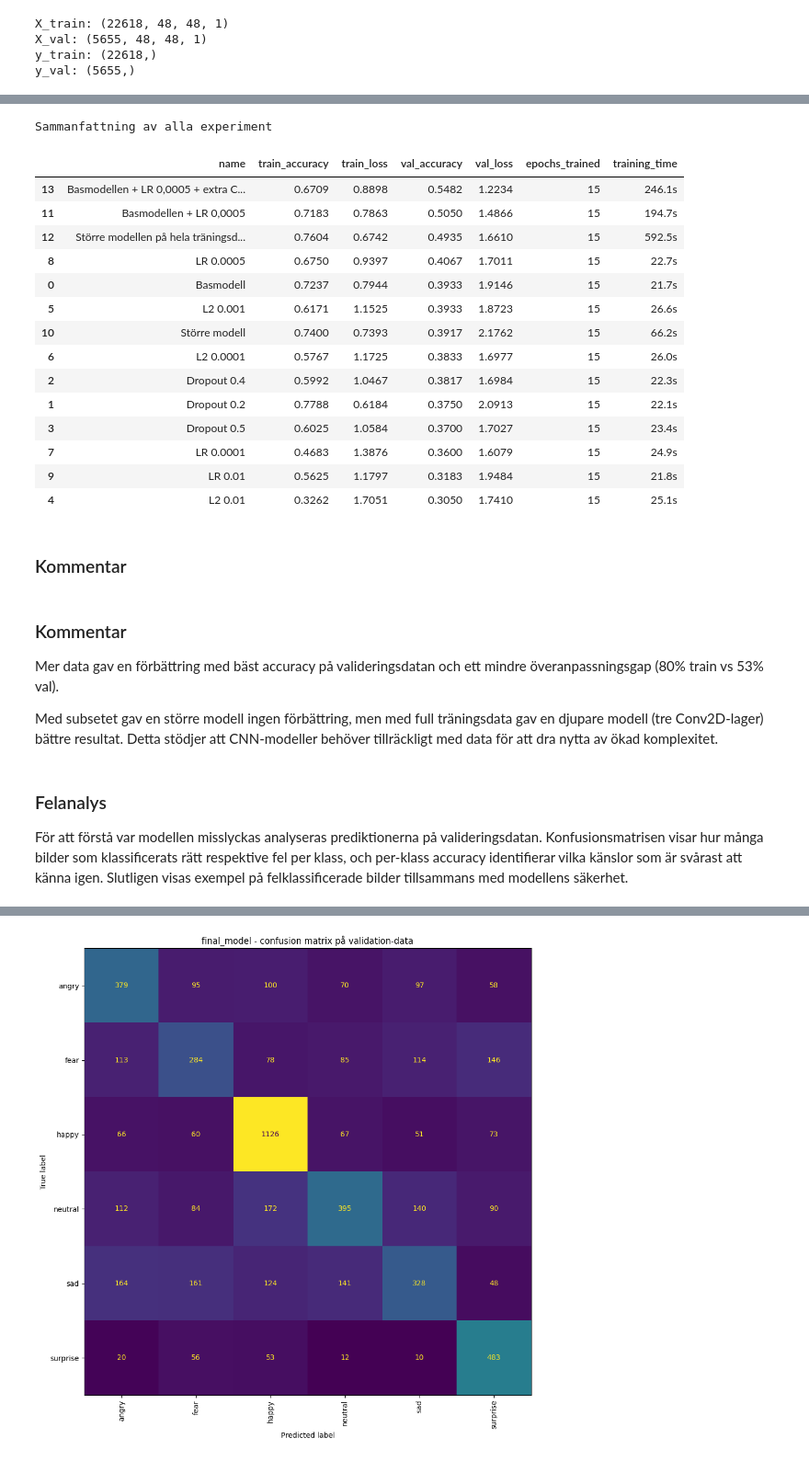
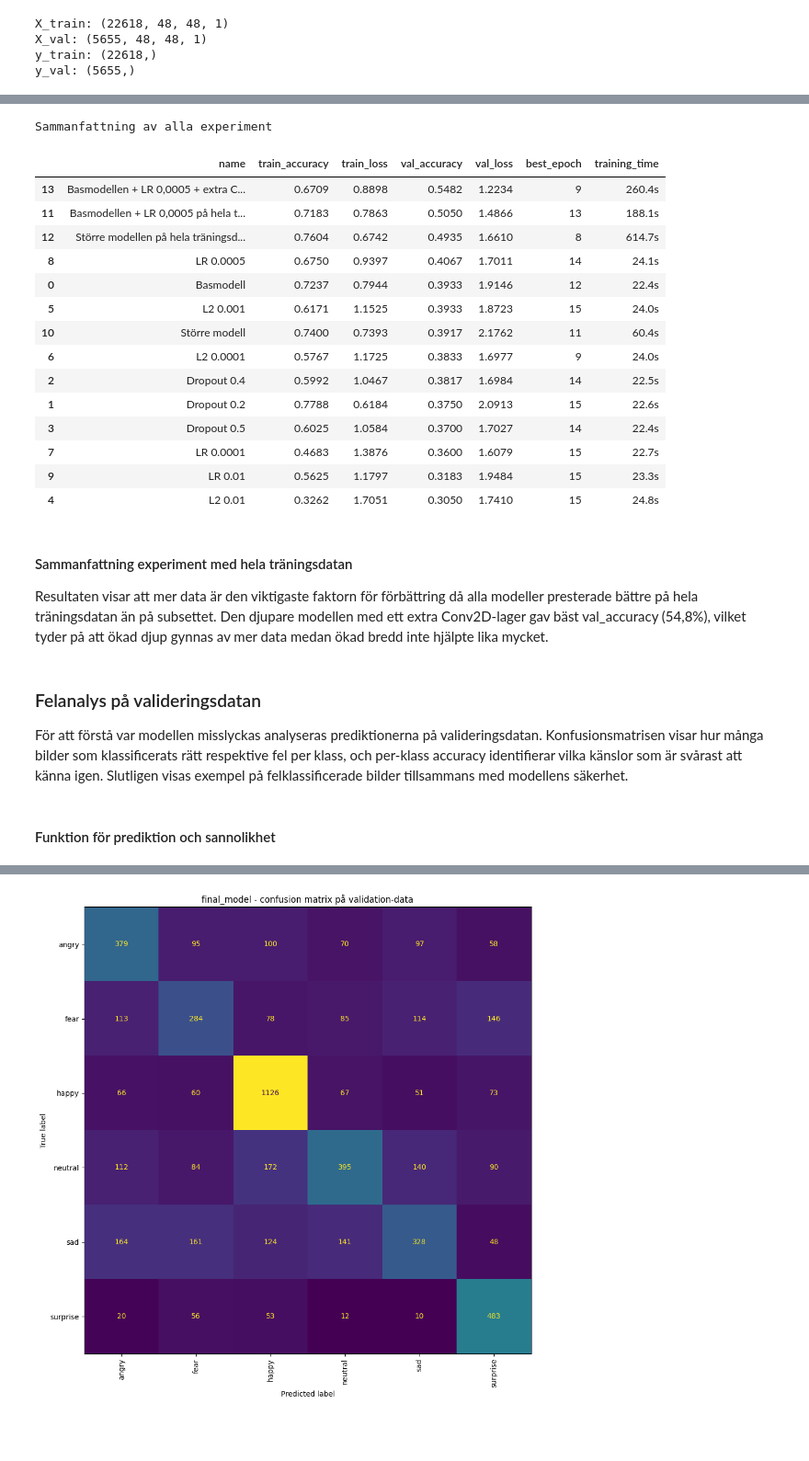
Before and after one commit to MalinMo/Ansiktsuttryck_DL, a Jupyter notebook: report.ipynb, the cells around one changed output, grey strips where cells are left out. Shown at 92% size. Saved outputs shown, nothing was run; the diff lists cells and outputs as text; code cells hidden in the pictures; blank space fills up the shorter version.

```diff
--- a/report.ipynb
+++ b/report.ipynb
@@ -447,12 +447,12 @@ def run_experiment(
     val_loss = history.history["val_loss"][best_index]
 
 
-    print(f"Antal epoker:   {len(history.history['loss'])}")
-    print(f"Training accuracy:      {train_acc:.4f}")
-    print(f"Training loss:          {train_loss:.4f}")
+    print(f"Antal epoker: {len(history.history['loss'])}")
+    print(f"Training accuracy: {train_acc:.4f}")
+    print(f"Training loss: {train_loss:.4f}")
     print(f"Validation accuracy: {val_acc:.4f}")
-    print(f"Validation loss:     {val_loss:.4f}")
-    print(f"Träningstid:    {training_time:.2f} sekunder")
+    print(f"Validation loss: {val_loss:.4f}")
+    print(f"Träningstid: {training_time:.2f} sekunder")
 
     plot_history(history, title=name)
 
@@ -462,7 +462,8 @@ def run_experiment(
         "train_loss": train_loss,
         "val_accuracy": val_acc,
         "val_loss": val_loss,
-        "epochs_trained": len(history.history["loss"]),
+        # "epochs_trained": len(history.history["loss"]),
+        "best_epoch": best_index + 1,
         "training_time": training_time
     }
 # %% [markdown]
@@ -869,35 +870,37 @@ Basmodellen + LR 0,0005 + extra Conv2D-lager på hela träningsdatan        0.67
 # %%
 # Skapar en DataFrame för att på tydligt vis presentera resultatet från samtliga experiment
 display(pd.DataFrame(results)
     .sort_values("val_accuracy", ascending=False)
     .style.format({
-    "train_accuracy":      "{:.4f}",
-    "train_loss":          "{:.4f}",
+    "train_accuracy": "{:.4f}",
+    "train_loss": "{:.4f}",
     "val_accuracy": "{:.4f}",
-    "val_loss":     "{:.4f}",
-    "epochs_trained":      "{:.0f}",
-    "training_time":       "{:.1f}s"
+    "val_loss": "{:.4f}",
+    "best_epoch": "{:.0f}",
+    "training_time": "{:.1f}s"
 }).highlight_max(subset=["val_accuracy"], color="darkgreen")
   .highlight_min(subset=["val_loss"], color="darkblue")
   .set_caption("Sammanfattning av alla experiment")
   .set_table_styles([{"selector": "caption", "props": [("font-size", "16px"), ("font-weight", "bold")]}]))
 # %% [output]
 Sammanfattning av alla experiment
-|  | name | train_accuracy | train_loss | val_accuracy | val_loss | epochs_trained | training_time |
-| 13 | Basmodellen + LR 0,0005 + extra C... | 0.6709 | 0.8898 | 0.5482 | 1.2234 | 15 | 246.1s |
-| 11 | Basmodellen + LR 0,0005 | 0.7183 | 0.7863 | 0.5050 | 1.4866 | 15 | 194.7s |
-| 12 | Större modellen på hela träningsd... | 0.7604 | 0.6742 | 0.4935 | 1.6610 | 15 | 592.5s |
-| 8 | LR 0.0005 | 0.6750 | 0.9397 | 0.4067 | 1.7011 | 15 | 22.7s |
-| 0 | Basmodell | 0.7237 | 0.7944 | 0.3933 | 1.9146 | 15 | 21.7s |
-| 5 | L2 0.001 | 0.6171 | 1.1525 | 0.3933 | 1.8723 | 15 | 26.6s |
-| 10 | Större modell | 0.7400 | 0.7393 | 0.3917 | 2.1762 | 15 | 66.2s |
-| 6 | L2 0.0001 | 0.5767 | 1.1725 | 0.3833 | 1.6977 | 15 | 26.0s |
-| 2 | Dropout 0.4 | 0.5992 | 1.0467 | 0.3817 | 1.6984 | 15 | 22.3s |
-| 1 | Dropout 0.2 | 0.7788 | 0.6184 | 0.3750 | 2.0913 | 15 | 22.1s |
-| 3 | Dropout 0.5 | 0.6025 | 1.0584 | 0.3700 | 1.7027 | 15 | 23.4s |
-| 7 | LR 0.0001 | 0.4683 | 1.3876 | 0.3600 | 1.6079 | 15 | 24.9s |
-| 9 | LR 0.01 | 0.5625 | 1.1797 | 0.3183 | 1.9484 | 15 | 21.8s |
-| 4 | L2 0.01 | 0.3262 | 1.7051 | 0.3050 | 1.7410 | 15 | 25.1s |
+|  | name | train_accuracy | train_loss | val_accuracy | val_loss | best_epoch | training_time |
+| 13 | Basmodellen + LR 0,0005 + extra C... | 0.6709 | 0.8898 | 0.5482 | 1.2234 | 9 | 260.4s |
+| 11 | Basmodellen + LR 0,0005 på hela t... | 0.7183 | 0.7863 | 0.5050 | 1.4866 | 13 | 188.1s |
+| 12 | Större modellen på hela träningsd... | 0.7604 | 0.6742 | 0.4935 | 1.6610 | 8 | 614.7s |
+| 8 | LR 0.0005 | 0.6750 | 0.9397 | 0.4067 | 1.7011 | 14 | 24.1s |
+| 0 | Basmodell | 0.7237 | 0.7944 | 0.3933 | 1.9146 | 12 | 22.4s |
+| 5 | L2 0.001 | 0.6171 | 1.1525 | 0.3933 | 1.8723 | 15 | 24.0s |
+| 10 | Större modell | 0.7400 | 0.7393 | 0.3917 | 2.1762 | 11 | 60.4s |
+| 6 | L2 0.0001 | 0.5767 | 1.1725 | 0.3833 | 1.6977 | 9 | 24.0s |
+| 2 | Dropout 0.4 | 0.5992 | 1.0467 | 0.3817 | 1.6984 | 14 | 22.5s |
+| 1 | Dropout 0.2 | 0.7788 | 0.6184 | 0.3750 | 2.0913 | 15 | 22.6s |
+| 3 | Dropout 0.5 | 0.6025 | 1.0584 | 0.3700 | 1.7027 | 14 | 22.4s |
+| 7 | LR 0.0001 | 0.4683 | 1.3876 | 0.3600 | 1.6079 | 15 | 22.7s |
+| 9 | LR 0.01 | 0.5625 | 1.1797 | 0.3183 | 1.9484 | 15 | 23.3s |
+| 4 | L2 0.01 | 0.3262 | 1.7051 | 0.3050 | 1.7410 | 15 | 24.8s |
 # %% [markdown]
-### Kommentar
+#### Sammanfattning experiment med hela träningsdatan
+
+Resultaten visar att mer data är den viktigaste faktorn för förbättring då alla modeller presterade bättre på hela träningsdatan än på subsettet. Den djupare modellen med ett extra Conv2D-lager gav bäst val_accuracy (54,8%), vilket tyder på att ökad djup gynnas av mer data medan ökad bredd inte hjälpte lika mycket.
 # %%
@@ -904,15 +908,11 @@ Sammanfattning av alla experiment
 final_model = model_bas_3layers_full
 final_model.save("final_model.keras")
-# %% [markdown]
-### Kommentar
-
-Mer data gav en förbättring med bäst accuracy på valideringsdatan och ett mindre överanpassningsgap (80% train vs 53% val).
-
-Med subsetet gav en större modell ingen förbättring, men med full träningsdata gav en djupare modell (tre Conv2D-lager) bättre resultat. Detta stödjer att CNN-modeller behöver tillräckligt med data för att dra nytta av ökad komplexitet.
 # %% [markdown]
-### Felanalys
+### Felanalys på valideringsdatan
 
 För att förstå var modellen misslyckas analyseras prediktionerna på valideringsdatan. Konfusionsmatrisen visar hur många bilder som klassificerats rätt respektive fel per klass, och per-klass accuracy identifierar vilka känslor som är svårast att känna igen. Slutligen visas exempel på felklassificerade bilder tillsammans med modellens säkerhet.
+# %% [markdown]
+#### Funktion för prediktion och sannolikhet
 # %%
 def predict_classes(model, X):
 
```
Also changed, not shown: parts of 51 cells of this notebook, 1 other file.
